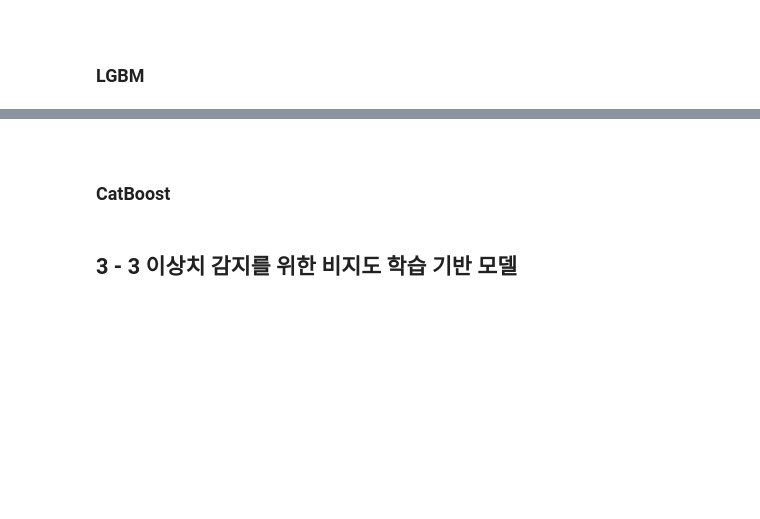
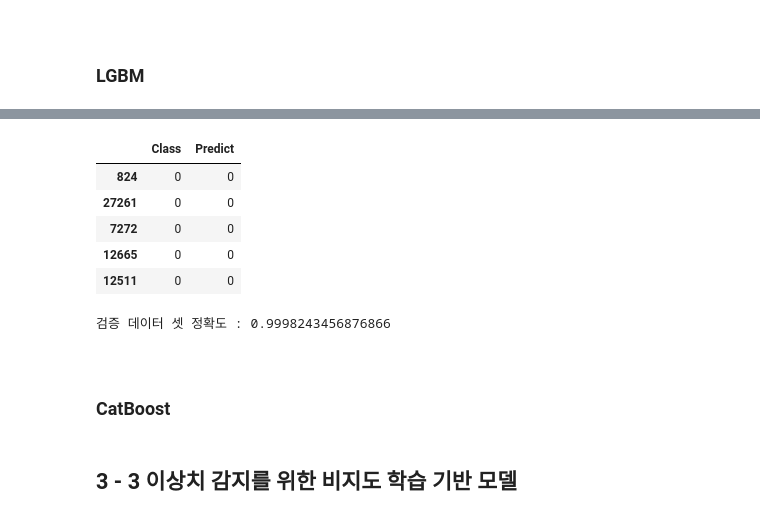
Before and after one commit to namwootree/Dacrew-4th, a Jupyter notebook: Stage_3.ipynb, the cells around one changed output, grey strips where cells are left out. Cells and saved outputs as stored; diff of their text form; code cells hidden in the pictures; blank space fills up the shorter version.

```diff
--- a/Stage_3.ipynb
+++ b/Stage_3.ipynb
@@ -424,3 +526,23 @@ print(f'\n검증 데이터 셋 정확도 : {val_valaccuracy}\n')
+# %%
+# 검증 데이터 셋에 대한 모델의 추론 결과를 도출합니다.
+y_val_pred = model.predict(X_val)
+
+# 추론 결과와 정답을 비교해봅시다.
+y_val['Predict'] = y_val_pred
+
+# 정상 거래 : 0 / 사기 거래 : 1
+display(y_val.head())
+
+val_valaccuracy = accuracy_score(y_val['Class'], y_val['Predict'])
+print(f'\n검증 데이터 셋 정확도 : {val_valaccuracy}\n')
+# %% [output]
+|  | Class | Predict |
+| 824 | 0 | 0 |
+| 27261 | 0 | 0 |
+| 7272 | 0 | 0 |
+| 12665 | 0 | 0 |
+| 12511 | 0 | 0 |
+검증 데이터 셋 정확도 : 0.9998243456876866
 # %% [markdown]
 <br>
 
```
Also changed, not shown: parts of 13 cells of this notebook.
